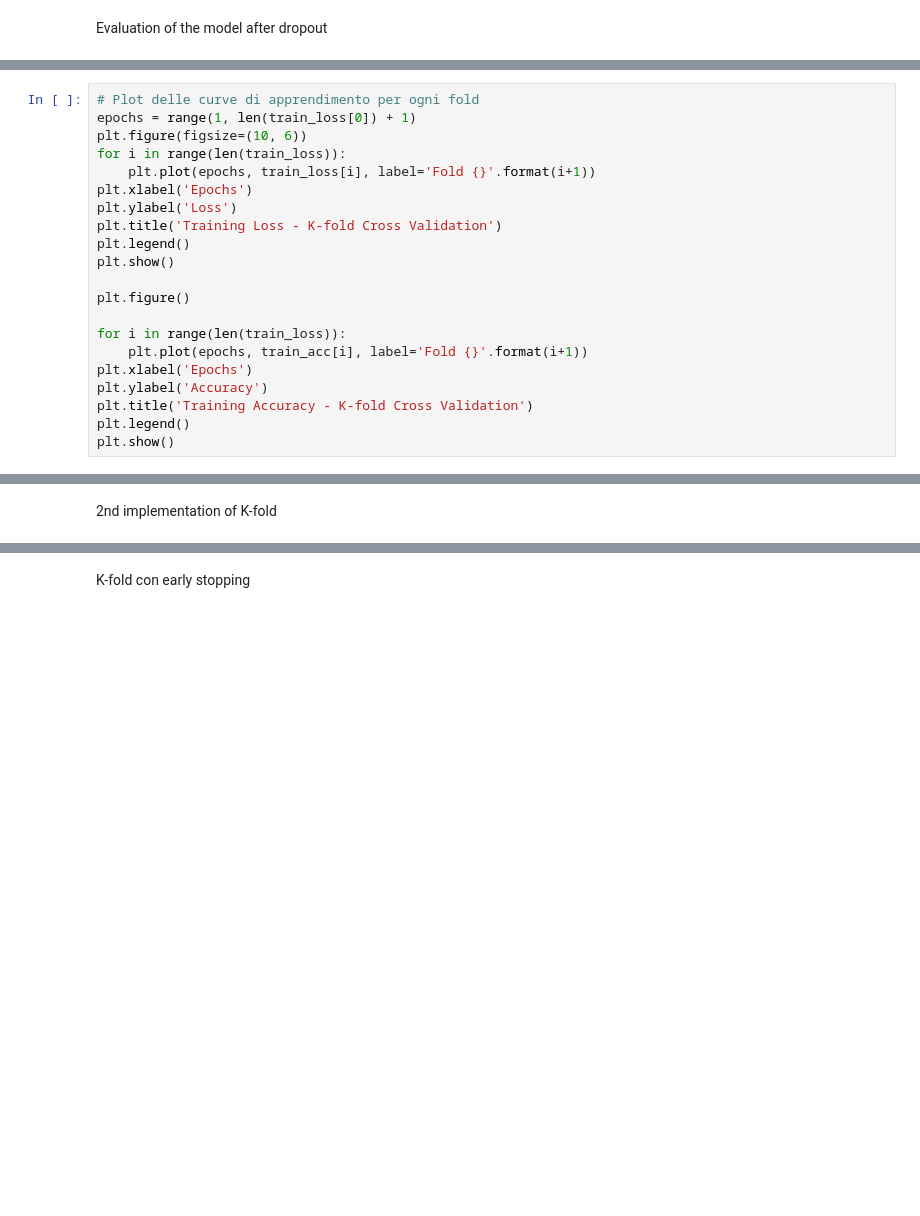
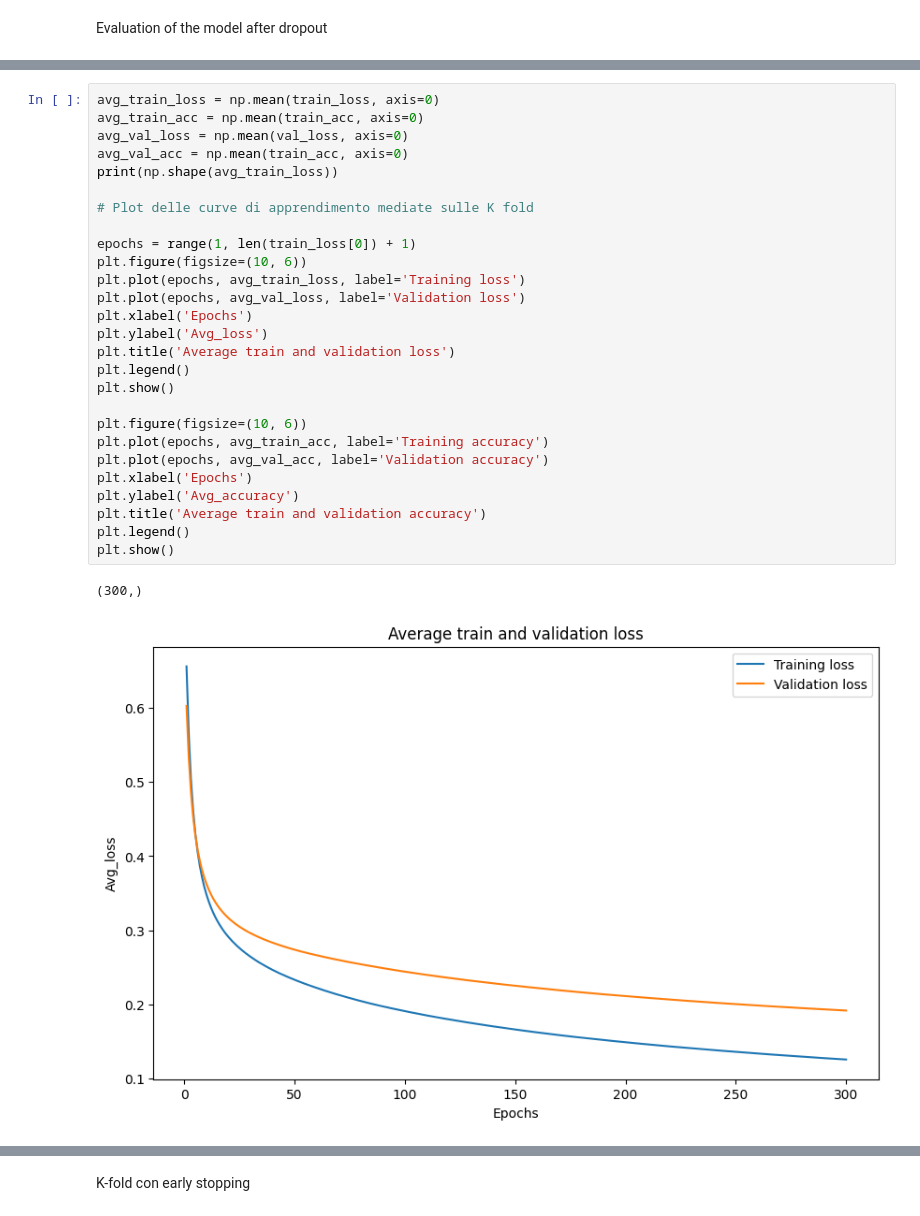
Before and after one commit to ChiaraAnsaldo/Neural-network-for-eeg-signal-analysis-for-epileptic-seizure-detection, a Jupyter notebook: Main-Mari_2.ipynb, the cells around one changed output, grey strips where cells are left out. Saved outputs shown, nothing was run; the diff lists cells and outputs as text; blank space fills up the shorter version.

```diff
--- a/Main-Mari_2.ipynb
+++ b/Main-Mari_2.ipynb
@@ -324,21 +393,30 @@ Test Accuracy: 0.9404761791229248
 # %%
-# Plot delle curve di apprendimento per ogni fold
+avg_train_loss = np.mean(train_loss, axis=0)
+avg_train_acc = np.mean(train_acc, axis=0)
+avg_val_loss = np.mean(val_loss, axis=0)
+avg_val_acc = np.mean(train_acc, axis=0)
+print(np.shape(avg_train_loss))
+
+# Plot delle curve di apprendimento mediate sulle K fold
+
 epochs = range(1, len(train_loss[0]) + 1)
 plt.figure(figsize=(10, 6))
-for i in range(len(train_loss)):
-    plt.plot(epochs, train_loss[i], label='Fold {}'.format(i+1))
+plt.plot(epochs, avg_train_loss, label='Training loss')
+plt.plot(epochs, avg_val_loss, label='Validation loss')
 plt.xlabel('Epochs')
-plt.ylabel('Loss')
-plt.title('Training Loss - K-fold Cross Validation')
+plt.ylabel('Avg_loss')
+plt.title('Average train and validation loss')
 plt.legend()
 plt.show()
 
-plt.figure()
-
-for i in range(len(train_loss)):
-    plt.plot(epochs, train_acc[i], label='Fold {}'.format(i+1))
+plt.figure(figsize=(10, 6))
+plt.plot(epochs, avg_train_acc, label='Training accuracy')
+plt.plot(epochs, avg_val_acc, label='Validation accuracy')
 plt.xlabel('Epochs')
-plt.ylabel('Accuracy')
-plt.title('Training Accuracy - K-fold Cross Validation')
+plt.ylabel('Avg_accuracy')
+plt.title('Average train and validation accuracy')
 plt.legend()
 plt.show()
+# %% [output]
+(300,)
+[figure, added]
@@ -345,2 +423,0 @@ plt.show()
-# %% [markdown]
-2nd implementation of K-fold
```
Also changed, not shown: parts of 11 cells of this notebook.
